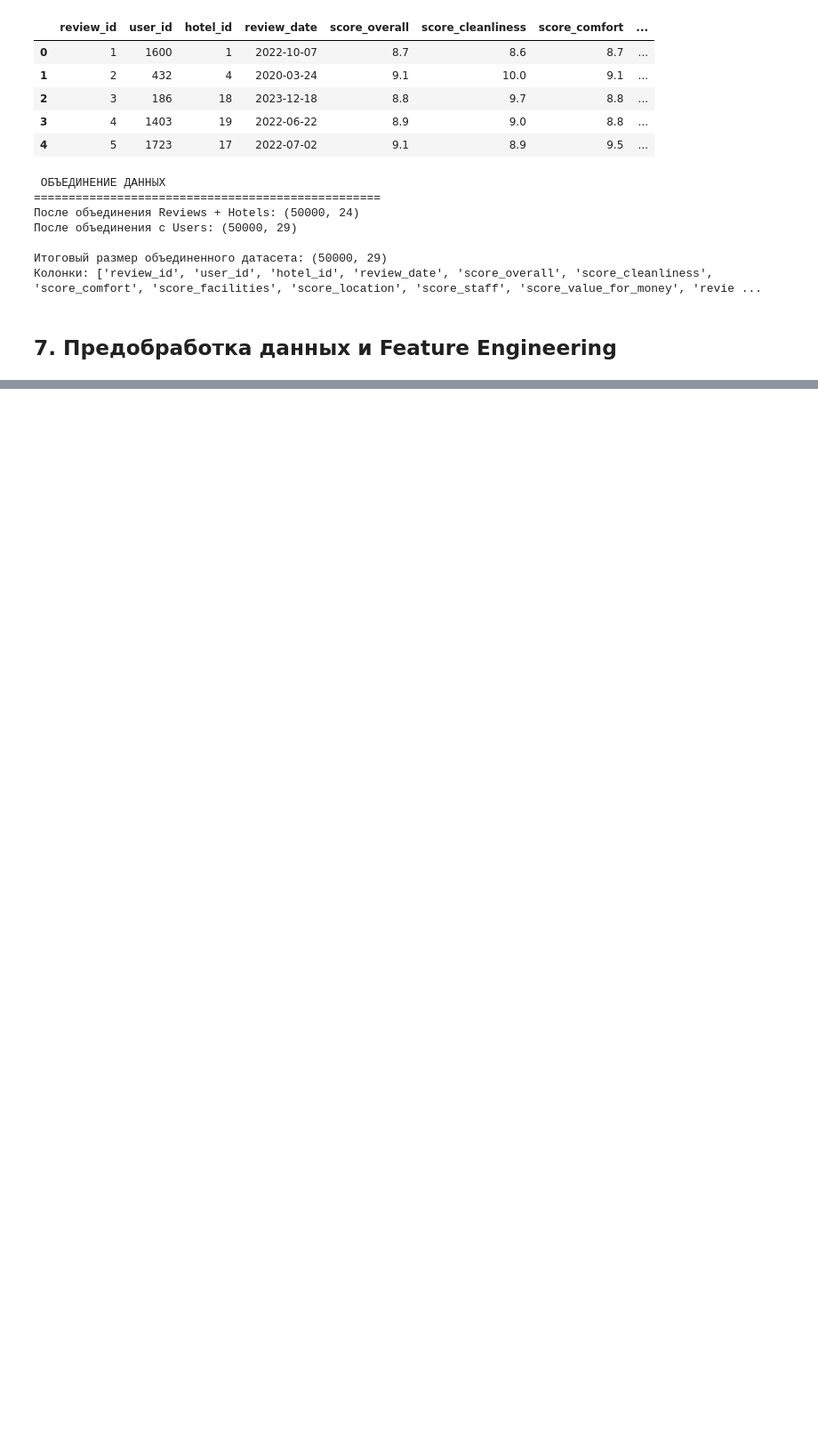
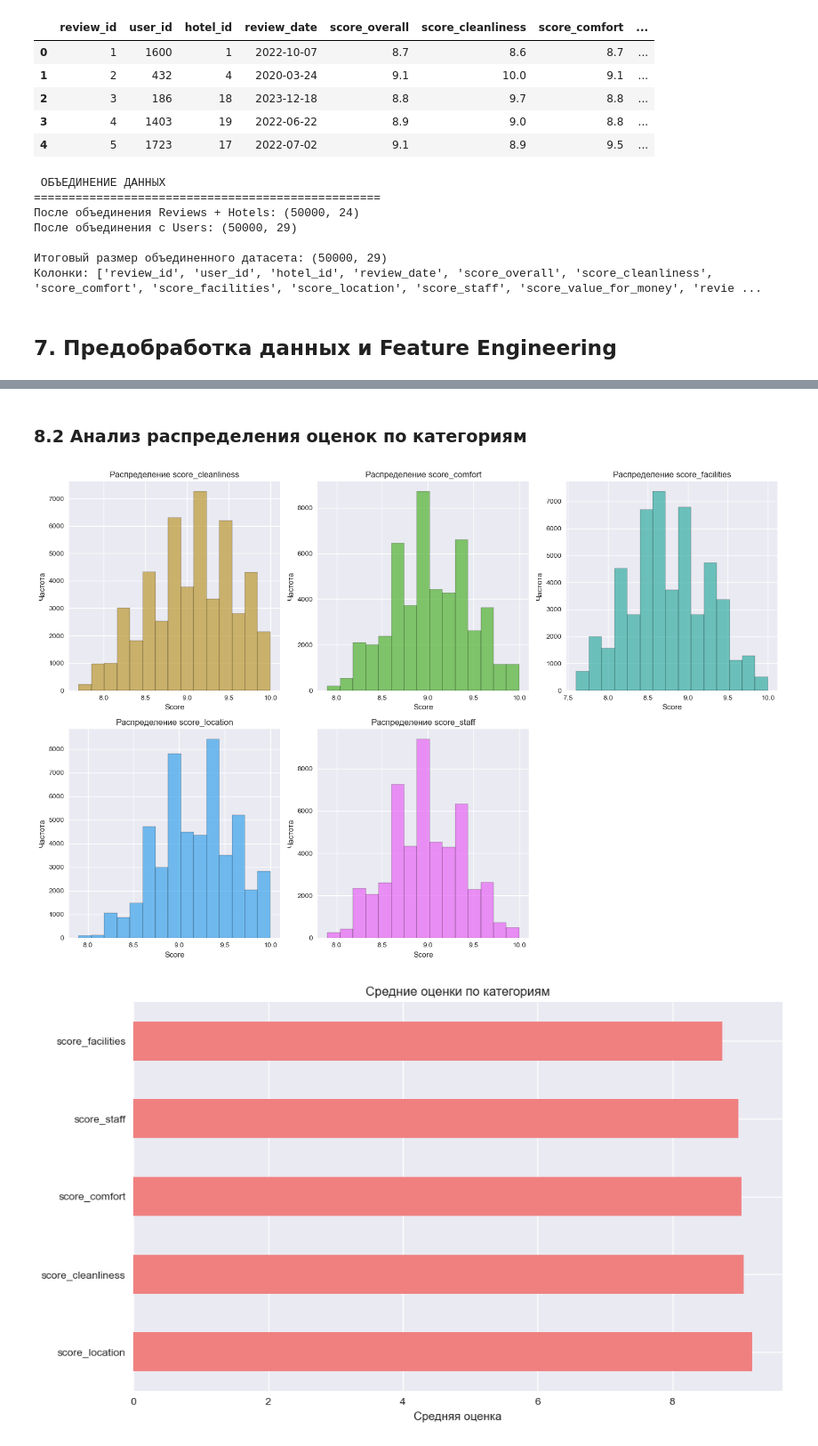
Before and after one commit to igr43/booking_ml_project, a Jupyter notebook: analysis.ipynb, the cells around one changed output, grey strips where cells are left out. Shown: that part at 89% size. Drawn from its saved outputs; the diff is of its cells as text; code cells hidden in the pictures; blank space fills up the shorter version.

```diff
--- a/analysis.ipynb
+++ b/analysis.ipynb
@@ -330,0 +372,27 @@ df_processed = preprocess_and_feature_engineering(df)
+# %% [markdown]
+### 8.2 Анализ распределения оценок по категориям
+# %%
+specific_scores = ['score_cleanliness', 'score_comfort', 'score_facilities', 'score_location', 'score_staff']
+
+plt.figure(figsize=(15, 10))
+for i, score in enumerate(specific_scores, 1):
+    plt.subplot(2, 3, i)
+    plt.hist(df_processed[score], bins=15, alpha=0.7, color=f'C{i}', edgecolor='black')
+    plt.title(f'Распределение {score}')
+    plt.xlabel('Score')
+    plt.ylabel('Частота')
+
+plt.tight_layout()
+plt.show()
+
+# Сравнение средних оценок по категориям
+avg_scores = df_processed[specific_scores].mean().sort_values(ascending=False)
+plt.figure(figsize=(10, 6))
+avg_scores.plot(kind='barh', color='lightcoral')
+plt.title('Средние оценки по категориям')
+plt.xlabel('Средняя оценка')
+plt.tight_layout()
+plt.show()
+# %% [output]
+[figure, added]
+[figure, added]
```
Also changed, not shown: parts of 6 cells of this notebook.
